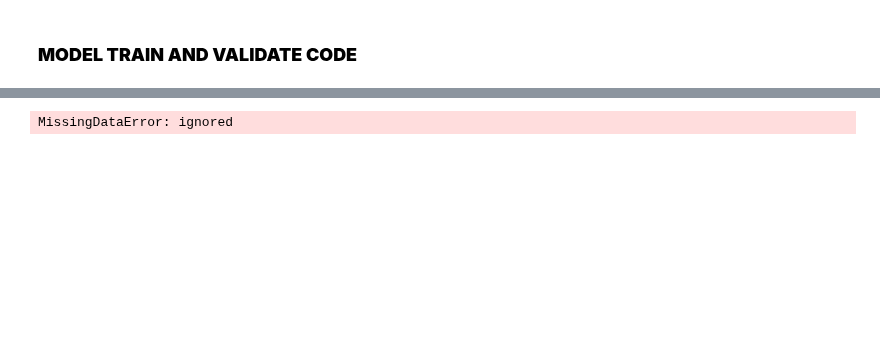
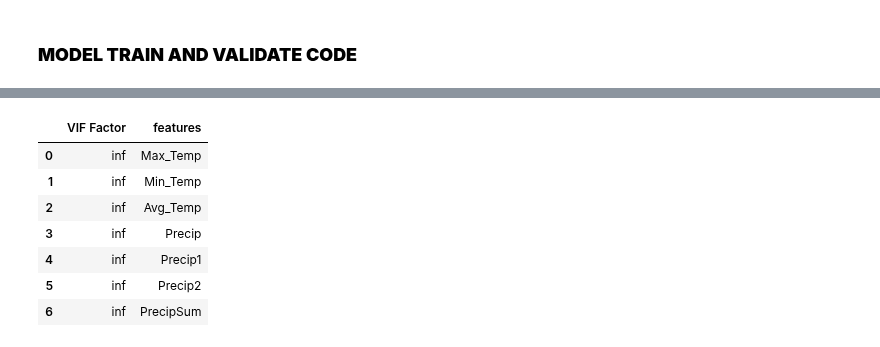
Before and after one commit to ChrisHarvey21/HABs, a Jupyter notebook: HABs.ipynb, the cells around one changed output, grey strips where cells are left out. Saved outputs shown, nothing was run; the diff lists cells and outputs as text; code cells hidden in the pictures; blank space fills up the shorter version.

```diff
--- a/HABs.ipynb
+++ b/HABs.ipynb
@@ -274,8 +262,18 @@ sns.pairplot(final[my_list])
 # %%
 #Do VIF, if any are greater than 10 we have to either throw out predictor variables that arent important or add on bias reducers
 #Calculate VIFs on our dataset
+my_list1 = ["Date", "Max_Temp", "Min_Temp", "Avg_Temp" , "Precip", "Precip1", "Precip2","PrecipSum"]
 vif = pd.DataFrame()
-vif["VIF Factor"] = [variance_inflation_factor(df1[my_list[1:11]].values, i) for i in range(df1[my_list[1:11]].shape[1])]
-vif["features"] = df1[my_list[1:11]].columns
+vif["VIF Factor"] = [variance_inflation_factor(final[my_list1[1:8]].values, i) for i in range(final[my_list1[1:8]].shape[1])]
+vif["features"] = final[my_list1[1:8]].columns
+
+vif.round()
 # %% [output]
-MissingDataError: ignored
+|  | VIF Factor | features |
+| 0 | inf | Max_Temp |
+| 1 | inf | Min_Temp |
+| 2 | inf | Avg_Temp |
+| 3 | inf | Precip |
+| 4 | inf | Precip1 |
+| 5 | inf | Precip2 |
+| 6 | inf | PrecipSum |
```
Also changed, not shown: parts of 10 cells of this notebook.
